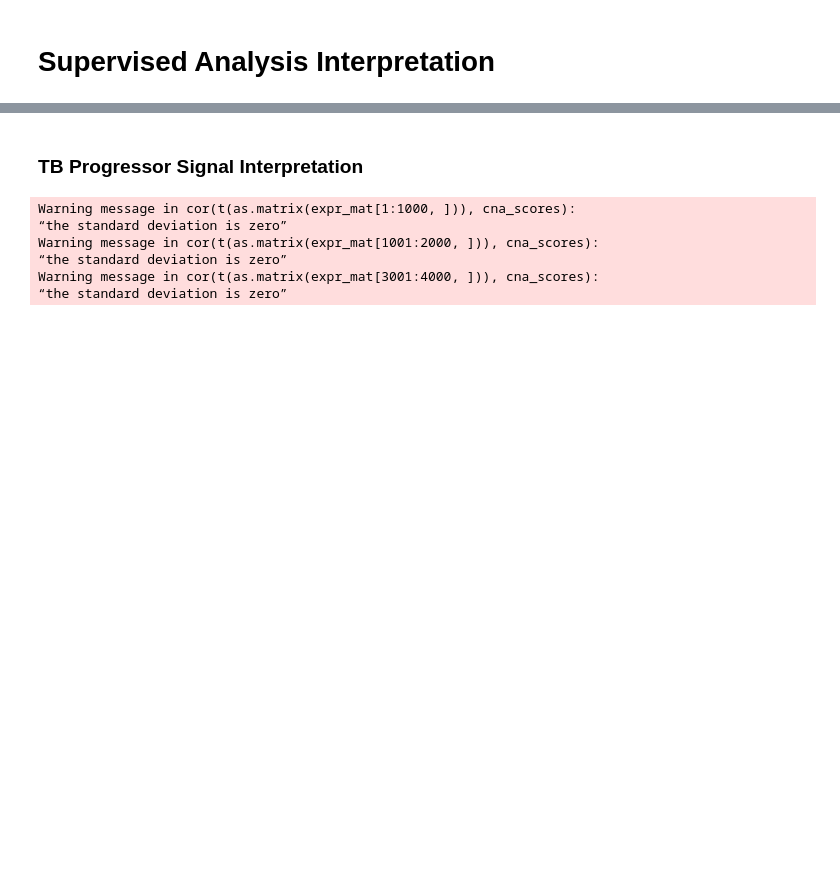
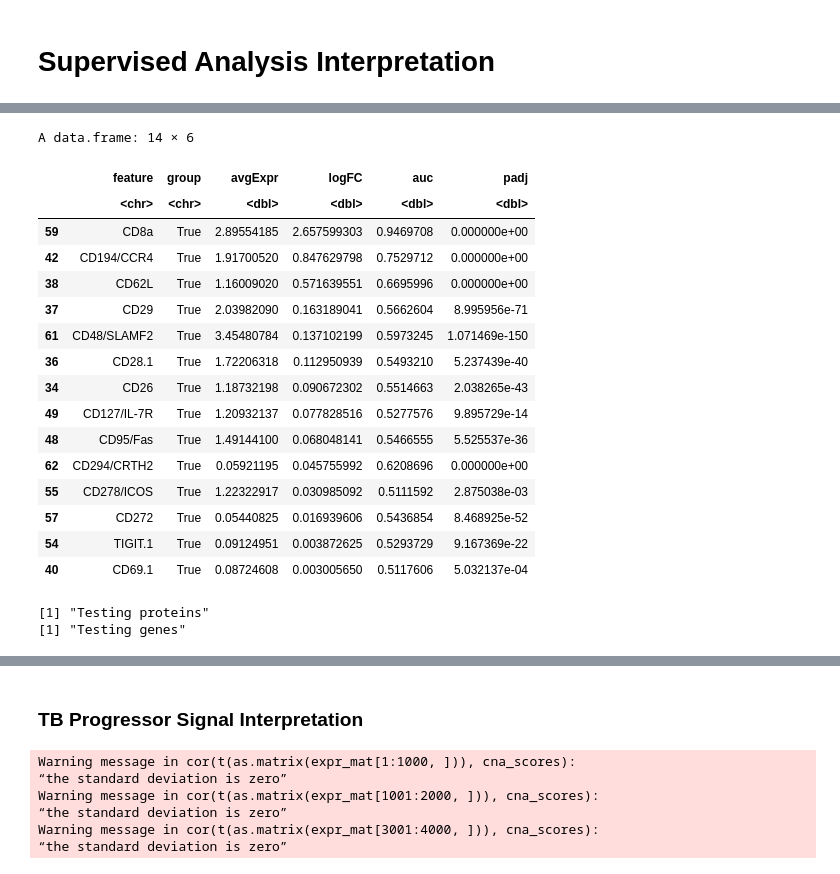
Before and after one commit to immunogenomics/cna-display, a Jupyter notebook: tbru/interpretation.ipynb, the cells around one changed output, grey strips where cells are left out. Cells and saved outputs as stored; diff of their text form; code cells hidden in the pictures; blank space fills up the shorter version.

```diff
--- a/tbru/interpretation.ipynb
+++ b/tbru/interpretation.ipynb
@@ -194,0 +368,29 @@ cor(prot_expr[grep("CD4.1", rownames(prot_expr)),], cna_scores)
+# %%
+# Expanded cluster proteins
+characteristic_expr(prot_mat, curr_res$poscells)
+# %% [output]
+A data.frame: 14 × 6
+|  | feature | group | avgExpr | logFC | auc | padj |
+|  | <chr> | <chr> | <dbl> | <dbl> | <dbl> | <dbl> |
+| 59 | CD8a | True | 2.89554185 | 2.657599303 | 0.9469708 | 0.000000e+00 |
+| 42 | CD194/CCR4 | True | 1.91700520 | 0.847629798 | 0.7529712 | 0.000000e+00 |
+| 38 | CD62L | True | 1.16009020 | 0.571639551 | 0.6695996 | 0.000000e+00 |
+| 37 | CD29 | True | 2.03982090 | 0.163189041 | 0.5662604 | 8.995956e-71 |
+| 61 | CD48/SLAMF2 | True | 3.45480784 | 0.137102199 | 0.5973245 | 1.071469e-150 |
+| 36 | CD28.1 | True | 1.72206318 | 0.112950939 | 0.5493210 | 5.237439e-40 |
+| 34 | CD26 | True | 1.18732198 | 0.090672302 | 0.5514663 | 2.038265e-43 |
+| 49 | CD127/IL-7R | True | 1.20932137 | 0.077828516 | 0.5277576 | 9.895729e-14 |
+| 48 | CD95/Fas | True | 1.49144100 | 0.068048141 | 0.5466555 | 5.525537e-36 |
+| 62 | CD294/CRTH2 | True | 0.05921195 | 0.045755992 | 0.6208696 | 0.000000e+00 |
+| 55 | CD278/ICOS | True | 1.22322917 | 0.030985092 | 0.5111592 | 2.875038e-03 |
+| 57 | CD272 | True | 0.05440825 | 0.016939606 | 0.5436854 | 8.468925e-52 |
+| 54 | TIGIT.1 | True | 0.09124951 | 0.003872625 | 0.5293729 | 9.167369e-22 |
+| 40 | CD69.1 | True | 0.08724608 | 0.003005650 | 0.5117606 | 5.032137e-04 |
+# %%
+interp_report = report_assoc(prot_mat, expr_mat,
+                             prot_names = c("CD8a", "CD194/CCR4", "CD62L", "CD244/2B4", "CD29","CD4.1"),
+                             gene_names = c("LTB","LDHB","SELL", "NKG7", "CCL5", "GZMH", "GZMA", "GNLY"),
+                             curr_res$ncorrs)
+# %% [output]
+[1] "Testing proteins"
+[1] "Testing genes"
```
Also changed, not shown: parts of 54 cells of this notebook, 15 other files.
